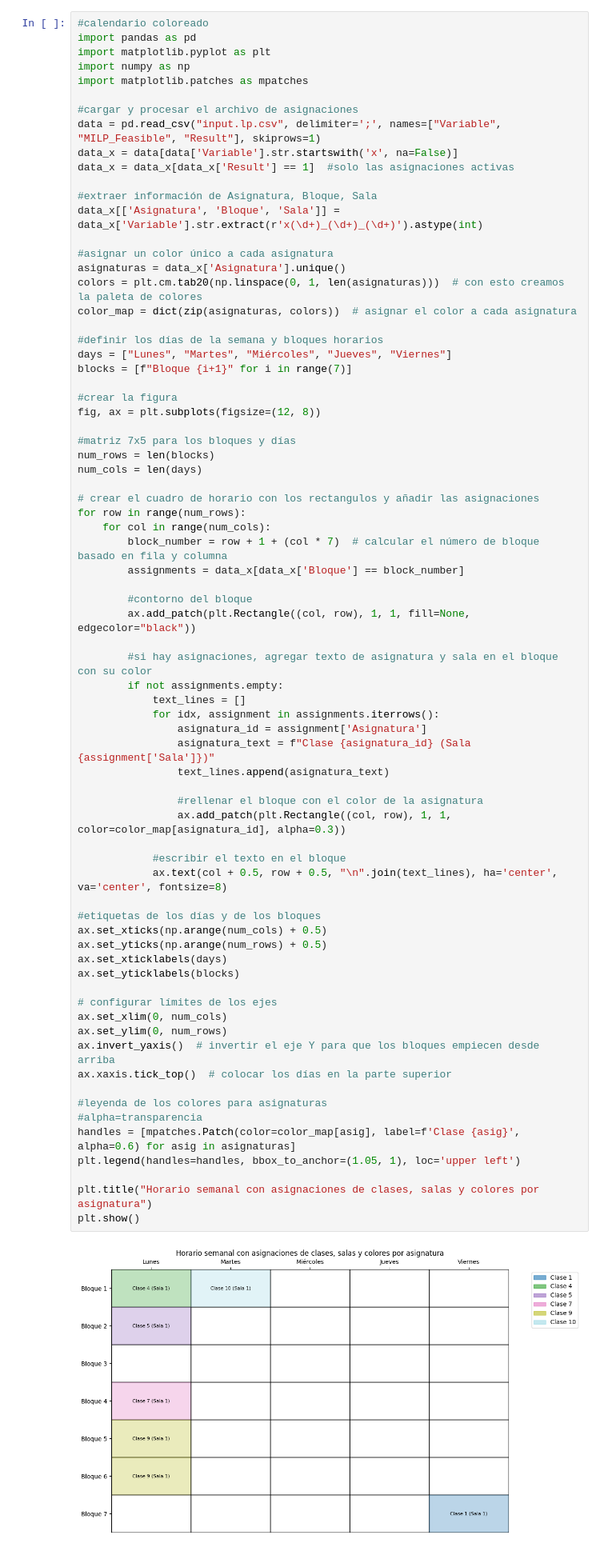
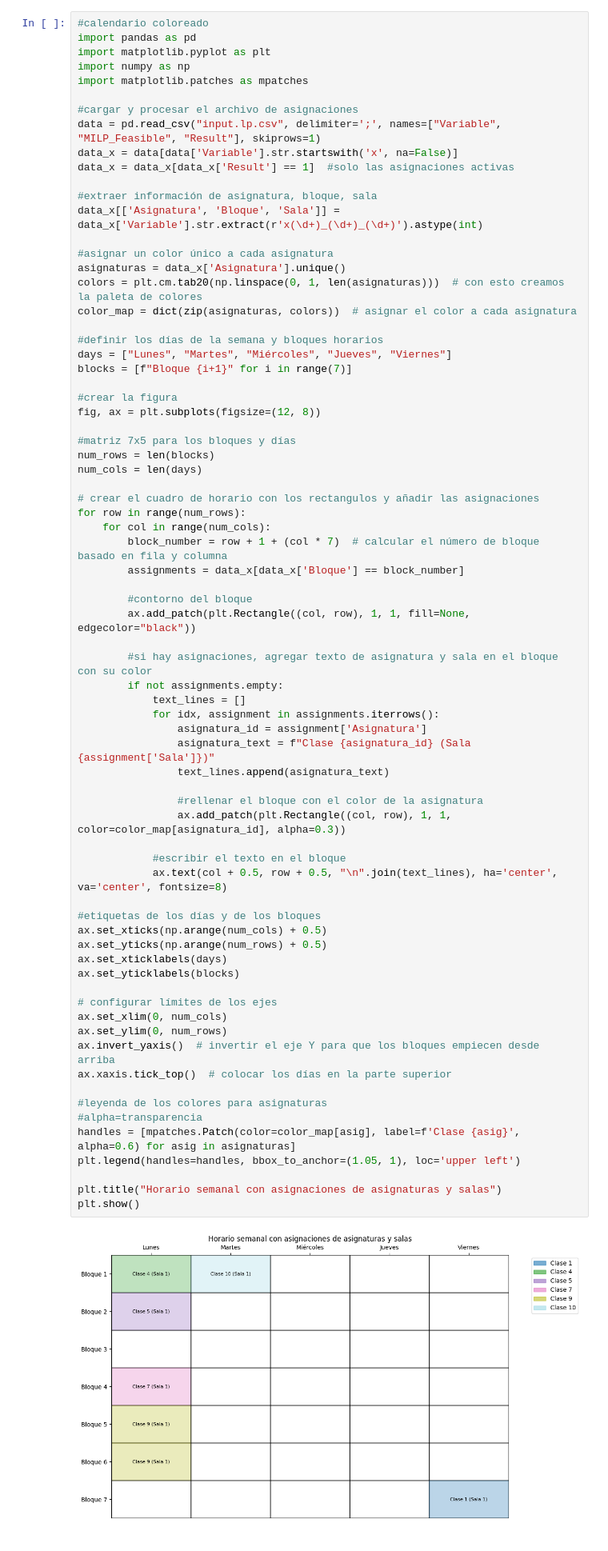
Before and after one commit to kamus1/proyecto-opti, a Jupyter notebook: horario..ipynb, the cells around one changed output. Shown at 80% size. Drawn from its saved outputs; the diff is of its cells as text.

Commit message:
title fix

```diff
--- a/horario..ipynb
+++ b/horario..ipynb
@@ -61,7 +61,7 @@ data = pd.read_csv("input.lp.csv", delimiter=';', names=["Variable", "MILP_Feasi
 data_x = data[data['Variable'].str.startswith('x', na=False)]
 data_x = data_x[data_x['Result'] == 1]  #solo las asignaciones activas
 
-#extraer información de Asignatura, Bloque, Sala
+#extraer información de asignatura, bloque, sala
 data_x[['Asignatura', 'Bloque', 'Sala']] = data_x['Variable'].str.extract(r'x(\d+)_(\d+)_(\d+)').astype(int)
 
 #asignar un color único a cada asignatura
@@ -94,32 +94,32 @@ for row in range(num_rows):
             text_lines = []
             for idx, assignment in assignments.iterrows():
                 asignatura_id = assignment['Asignatura']
                 asignatura_text = f"Clase {asignatura_id} (Sala {assignment['Sala']})"
                 text_lines.append(asignatura_text)
 
                 #rellenar el bloque con el color de la asignatura
                 ax.add_patch(plt.Rectangle((col, row), 1, 1, color=color_map[asignatura_id], alpha=0.3))
 
             #escribir el texto en el bloque
             ax.text(col + 0.5, row + 0.5, "\n".join(text_lines), ha='center', va='center', fontsize=8)
 
 #etiquetas de los días y de los bloques
 ax.set_xticks(np.arange(num_cols) + 0.5)
 ax.set_yticks(np.arange(num_rows) + 0.5)
 ax.set_xticklabels(days)
 ax.set_yticklabels(blocks)
 
 # configurar límites de los ejes
 ax.set_xlim(0, num_cols)
 ax.set_ylim(0, num_rows)
 ax.invert_yaxis()  # invertir el eje Y para que los bloques empiecen desde arriba
 ax.xaxis.tick_top()  # colocar los días en la parte superior
 
 #leyenda de los colores para asignaturas                                #alpha=transparencia
 handles = [mpatches.Patch(color=color_map[asig], label=f'Clase {asig}', alpha=0.6) for asig in asignaturas]
 plt.legend(handles=handles, bbox_to_anchor=(1.05, 1), loc='upper left')
 
-plt.title("Horario semanal con asignaciones de clases, salas y colores por asignatura")
+plt.title("Horario semanal con asignaciones de asignaturas y salas")
 plt.show()
 # %% [output]
-[figure, old version]
+[figure, new version]
```
